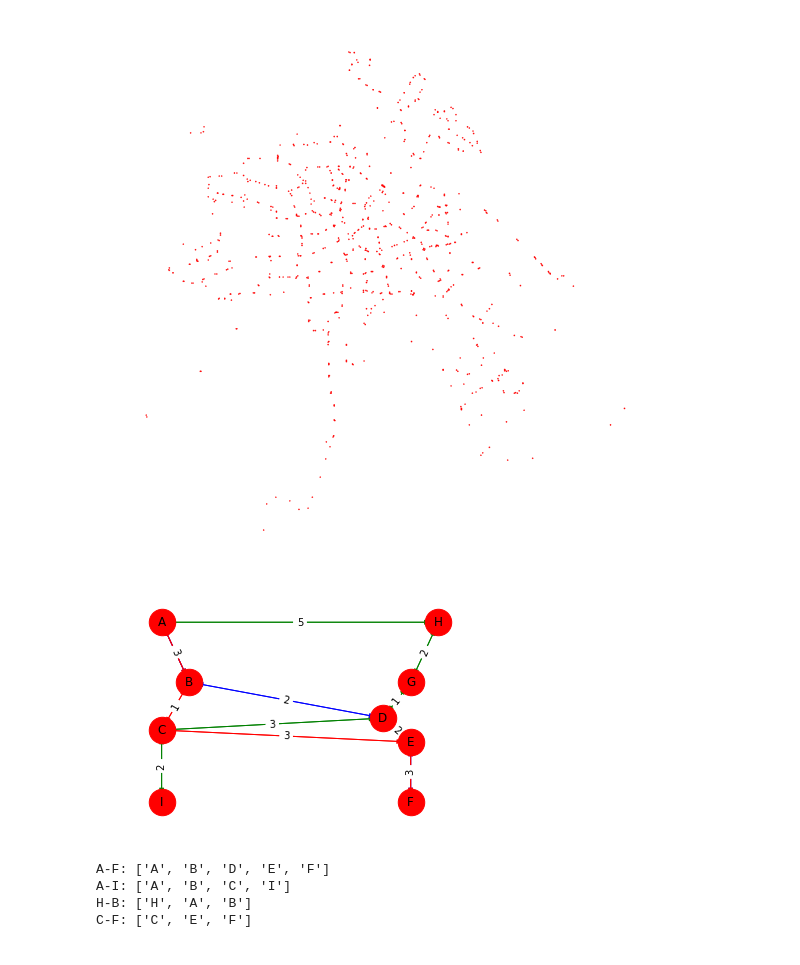
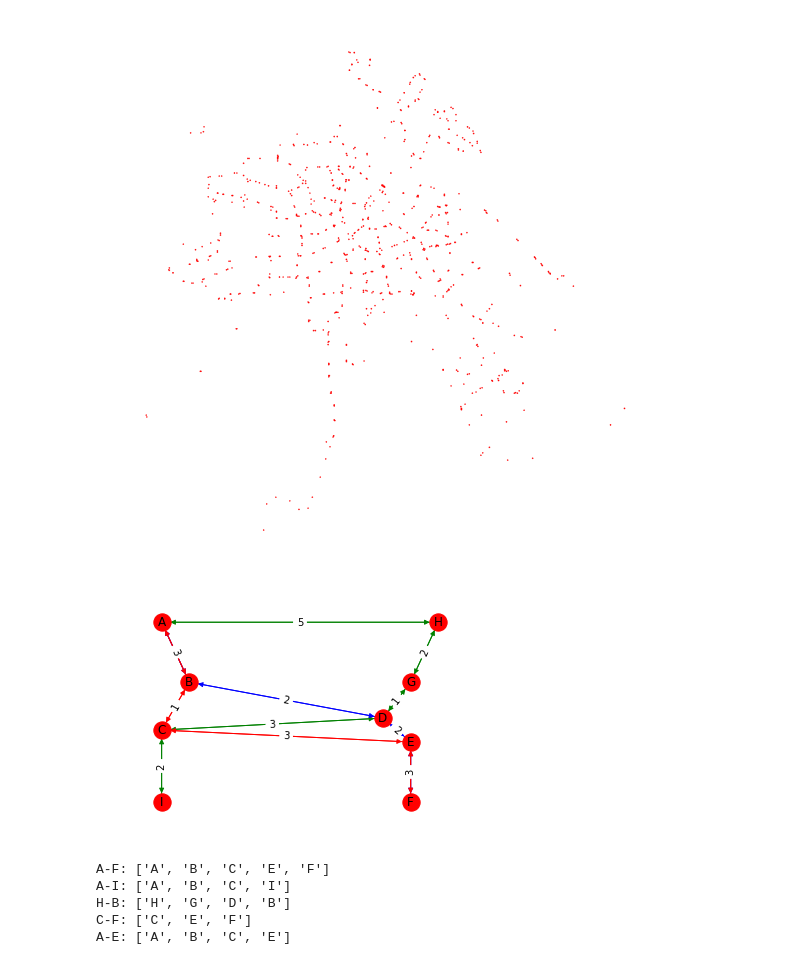
Before and after one commit to SophieEnsing/Thesis, a Jupyter notebook: Code/Network.ipynb, the cells around one changed output. Saved outputs shown, nothing was run; the diff lists cells and outputs as text; code cells hidden in the pictures.

Commit message:
Update network for code lab

```diff
--- a/Code/Network.ipynb
+++ b/Code/Network.ipynb
@@ -85,6 +65,7 @@ plt.show()
 # %% [output]
 [figure]
 # %%
+# Create graph
 G=nx.MultiDiGraph()
 
 # Lijn X
@@ -95,44 +76,46 @@ G.add_edges_from([("A","H",{"length":5}), ("H","A",{"length":5}), ("H","G",{"len
 # Lijn Y
 G.add_edges_from([("A","B",{"length":2}), ("B","A",{"length":2}), ("D","E",{"length":2}), ("E","D",{"length":2}),
          ("E","F",{"length":2}), ("F","E",{"length":2}), ("B","D",{"length":2}), ("D","B",{"length":2})], line='Y')
 # Lijn Z
 G.add_edges_from([("A","B",{"length":3}), ("B","A",{"length":3}), ("E","F",{"length":3}), ("F","E",{"length":3}),
          ("B","C",{"length":1}), ("C","B",{"length":1}), ("C","E",{"length":3}), ("E","C",{"length":3})], line='Z')
 
 
 X = [(u, v) for (u, v, d) in G.edges(data=True) if d['line'] == 'X']
 Y = [(u, v) for (u, v, d) in G.edges(data=True) if d['line'] == 'Y']
 Z = [(u, v) for (u, v, d) in G.edges(data=True) if d['line'] == 'Z']
 
 # Nodes
 pos = {"A":(0, 15), "B":(1, 10), "C":(0, 6), "D":(8, 7), "E":(9, 5), "F":(9, 0),
        "G":(9, 10), "H":(10, 15), "I":(0, 0)}
-nx.draw_networkx_nodes(G, pos, node_size=700)
+nx.draw_networkx_nodes(G, pos)
 
 # Edges
 nx.draw_networkx_edges(G, pos, edgelist=X, edge_color='green')
 nx.draw_networkx_edges(G, pos, edgelist=Y, edge_color='blue')
 nx.draw_networkx_edges(G, pos, edgelist=Z, edge_color='red')
 
 # Labels
-nx.draw_networkx_labels(G, pos, font_size=12, font_family='sans-serif')
+nx.draw_networkx_labels(G, pos)
 
 edge_labels = dict([((u, v), d['length']) for u, v, d in G.edges(data=True)])
 nx.draw_networkx_edge_labels(G, pos, edge_labels=edge_labels)
 
 # Display
 plt.axis('off')
 plt.show()
 # %% [output]
-[figure, old version]
+[figure, new version]
 # %%
 # Routes: A-F, A-I, H-B, C-F
-print("A-F:", nx.dijkstra_path(G,"A","F"))
-print("A-I:", nx.dijkstra_path(G,"A","I"))
-print("H-B:", nx.dijkstra_path(G,"H","B"))
-print("C-F:", nx.dijkstra_path(G,"C","F"))
+print("A-F:", nx.dijkstra_path(G,"A","F",weight='length'))
+print("A-I:", nx.dijkstra_path(G,"A","I",weight='length'))
+print("H-B:", nx.dijkstra_path(G,"H","B",weight='length'))
+print("C-F:", nx.dijkstra_path(G,"C","F",weight='length'))
+print("A-E:", nx.dijkstra_path(G,"A","E",weight='length'))
 # %% [output]
-A-F: ['A', 'B', 'D', 'E', 'F']
+A-F: ['A', 'B', 'C', 'E', 'F']
 A-I: ['A', 'B', 'C', 'I']
-H-B: ['H', 'A', 'B']
+H-B: ['H', 'G', 'D', 'B']
 C-F: ['C', 'E', 'F']
+A-E: ['A', 'B', 'C', 'E']
```
Also changed, not shown: parts of 1 cell of this notebook.
